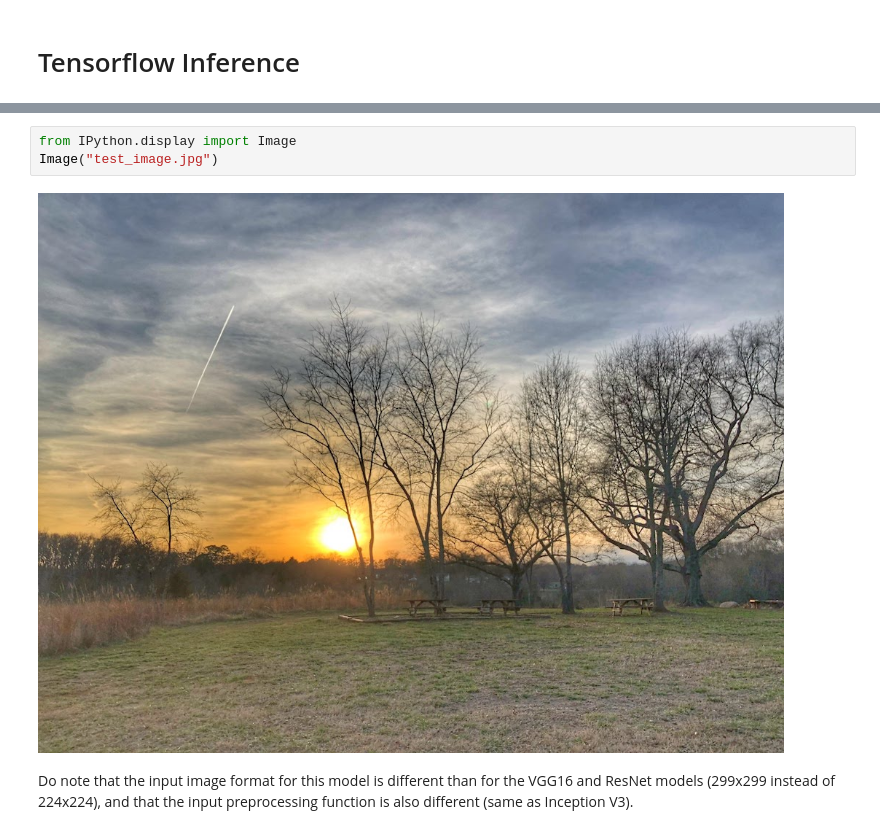
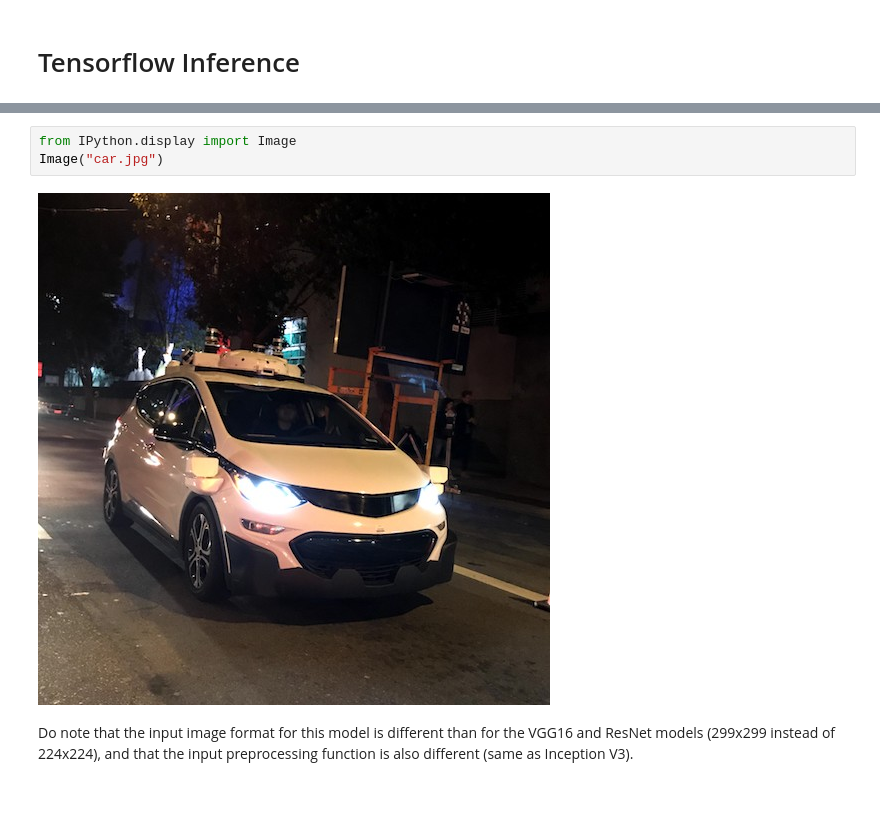
Before and after one commit to scalable-infrastructure/exercise-2024, a Jupyter notebook: 08_DeepLearning/08.1_deeplearning_keras.ipynb, the cells around one changed output, grey strips where cells are left out. Saved outputs shown, nothing was run; the diff lists cells and outputs as text; blank space fills up the shorter version.

```diff
--- a/08_DeepLearning/08.1_deeplearning_keras.ipynb
+++ b/08_DeepLearning/08.1_deeplearning_keras.ipynb
@@ -22,8 +28,8 @@ Using TensorFlow backend.
 # %%
 from IPython.display import Image
-Image("test_image.jpg")
+Image("car.jpg")
 # %% [output]
-[figure, old version]
+[figure, new version]
 # %% [markdown]
 Do note that the input image format for this model is different than for
 the VGG16 and ResNet models (299x299 instead of 224x224),
```
Also changed, not shown: parts of 4 cells of this notebook, 6 other files.
